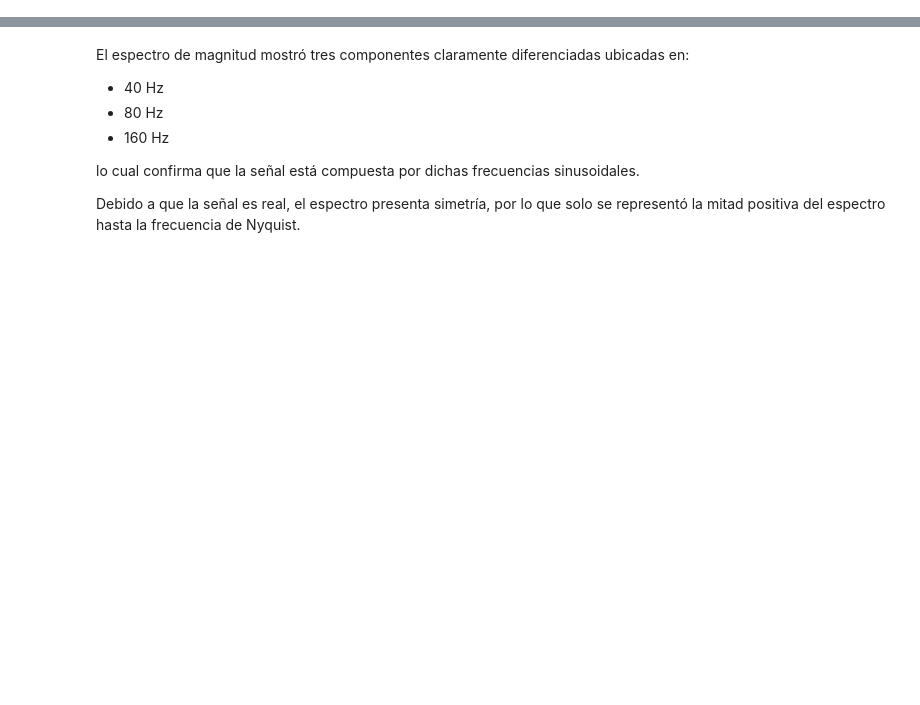
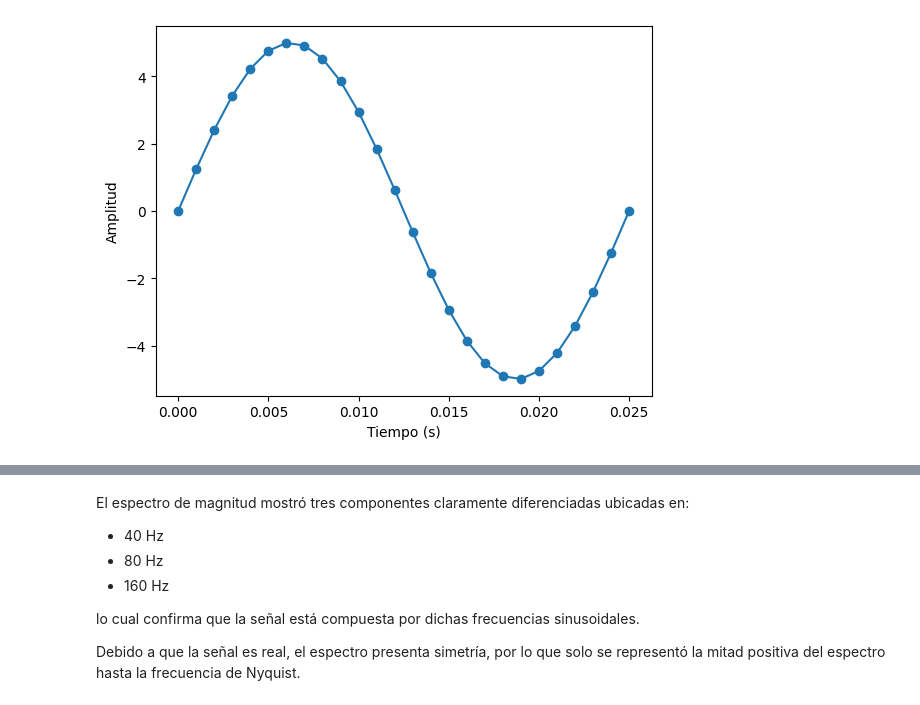
Before and after one commit to decagsito/Biosenales_20261, a Jupyter notebook: Practica_5.ipynb, the cells around one changed output, grey strips where cells are left out. Drawn from its saved outputs; the diff is of its cells as text; code cells hidden in the pictures; blank space fills up the shorter version.

```diff
--- a/Practica_5.ipynb
+++ b/Practica_5.ipynb
@@ -13,0 +44,20 @@ from scipy import signal
+# %%
+#Se usa el primer codido entregado en la guia para observar la primera grafica
+
+#Agregamos los parametros de la señal
+
+Fo = 40 # Frecuencia fundamental de la señal
+Tp = 1/Fo # Periodo de la señal
+Fs = 1000 # Frecuencia de muestreo
+T = 1/Fs # Periodo de muestreo
+t = np.arange(0, Tp+T, T) # Tiempo para un ciclo de la señal con duración de Tp más una muestra T
+A = 5 #Amplitud de la señal
+
+#Procedemos a graficar la señal
+x = A*np.sin(2*np.pi*Fo*t)
+plt.plot(t, x, marker='o')
+plt.xlabel('Tiempo (s)')
+plt.ylabel('Amplitud')
+plt.show()
+# %% [output]
+[figure, added]
```
Also changed, not shown: parts of 47 cells of this notebook.
